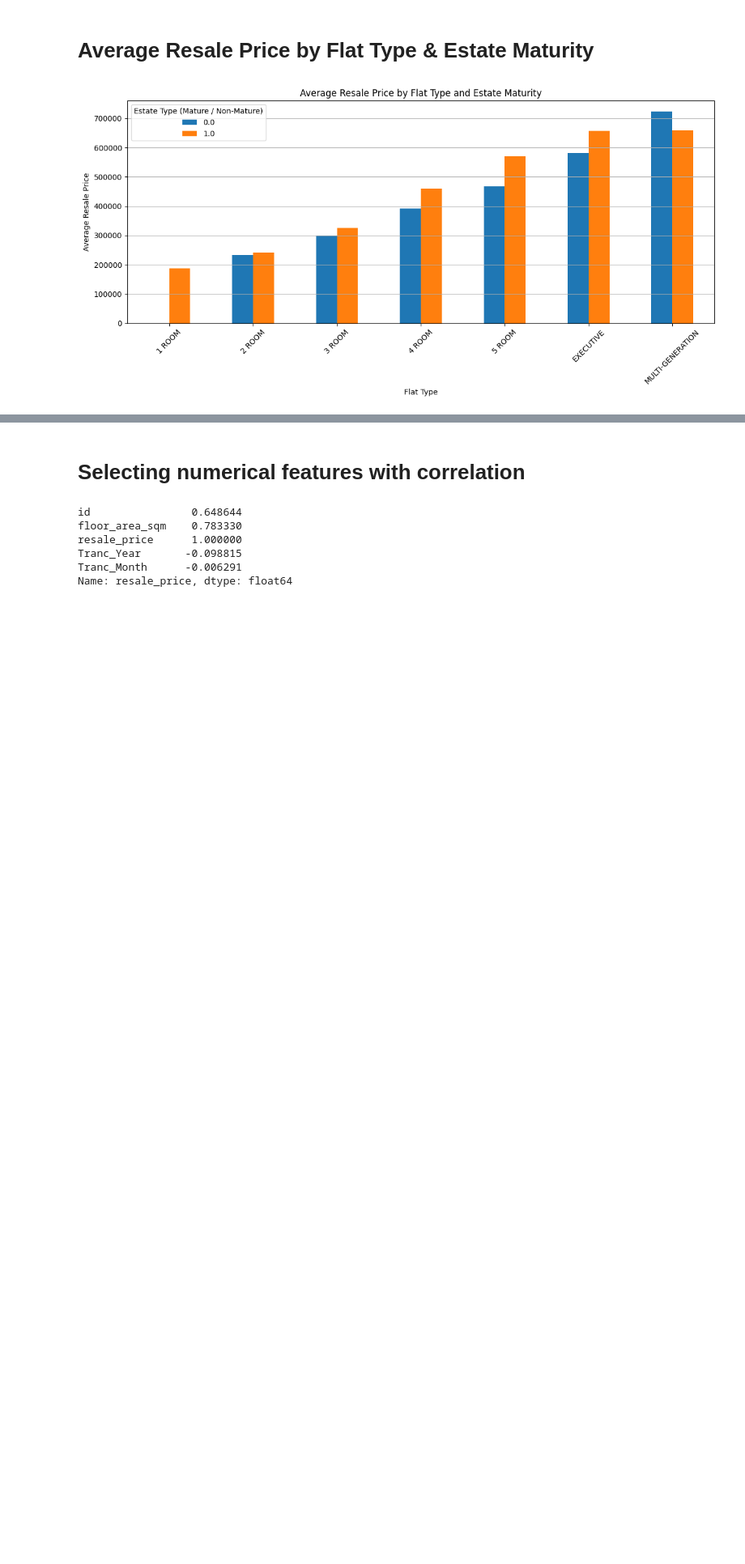
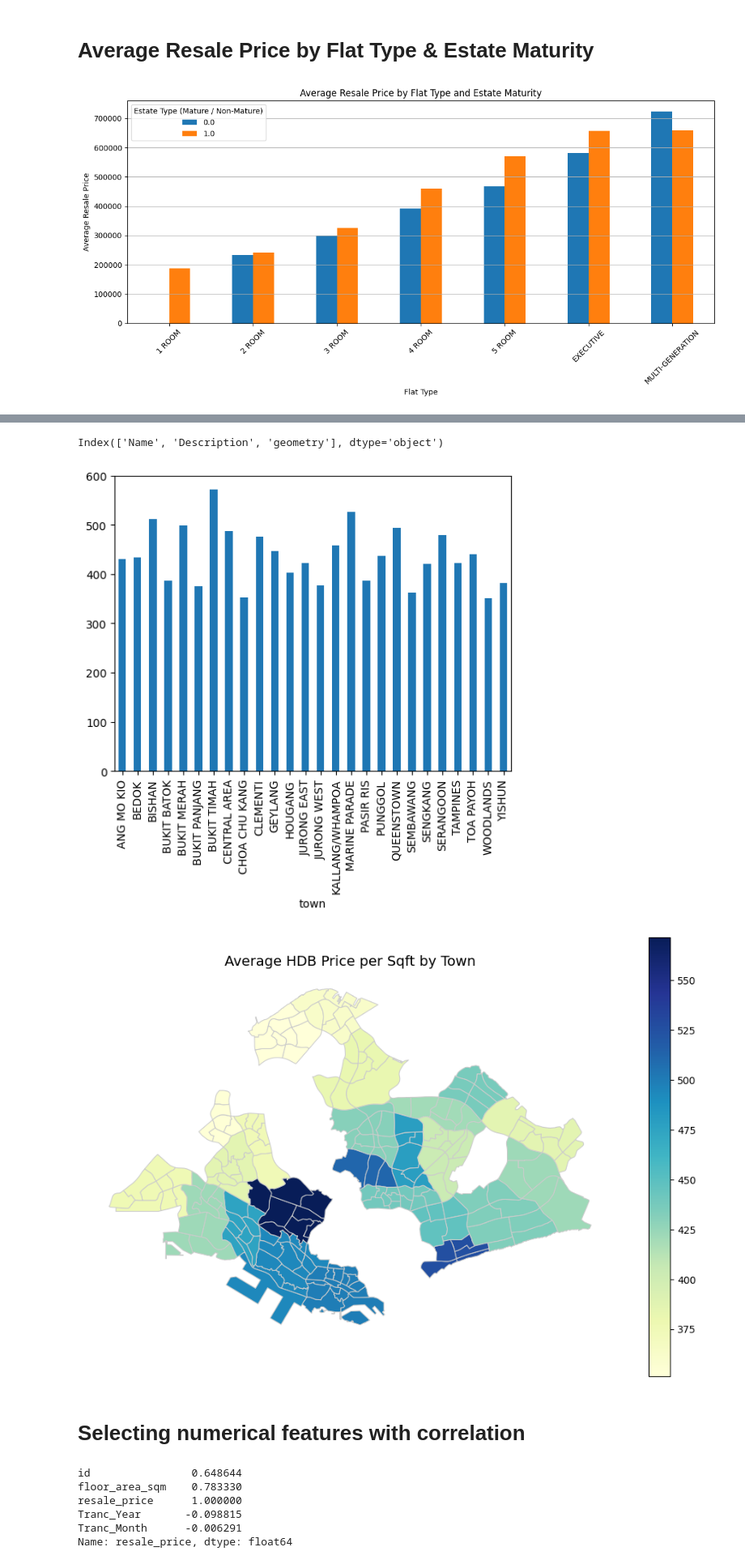
Before and after one commit to TheAnalystLeo/Groupdatasprint, a Jupyter notebook: datasprintgrp4.ipynb, the cells around one changed output, grey strips where cells are left out. Shown at 81% size. Saved outputs shown, nothing was run; the diff lists cells and outputs as text; code cells hidden in the pictures; blank space fills up the shorter version.

```diff
--- a/datasprintgrp4.ipynb
+++ b/datasprintgrp4.ipynb
@@ -349,3 +357,40 @@ plt.show()
+# %%
+# 14. As an agent, I want to see a map showing the distribution of HDB resale flats across Singapore, to visualize potential sales opportunities.
+# 22. As an agent, I want to Identify location-based trends to guide my sales strategy
+
+# average price per sqft grouped by towns
+hdb.groupby('town')['price_per_sqft'].mean().plot(kind = 'bar')
+
+# plotting map using geopandas
+gdf = gpd.read_file('datasets/Master Plan 2019 Subzone Boundary (No Sea) (GEOJSON).geojson')
+print(gdf.columns)
+
+# Extract towns (PLN_AREA_N) from HTML in 'Description'
+def extract_towns(html_str):
+    match = re.search(r'<th>PLN_AREA_N</th>\s*<td>(.*?)</td>', html_str)
+    if match:
+        return match.group(1).strip().upper()
+    return None
+# Apply it to the GeoDataFrame
+gdf['PLN_AREA_N'] = gdf['Description'].apply(extract_towns)
+avg_price = hdb.groupby('town')['price_per_sqft'].mean().reset_index()
+avg_price.columns = ['PLN_AREA_N', 'avg_price_per_sqft']
+avg_price['PLN_AREA_N'] = avg_price['PLN_AREA_N'].str.upper().str.strip()
+merged = gdf.merge(avg_price, on='PLN_AREA_N', how='left')
+fig, ax = plt.subplots(1, 1, figsize=(12, 8))
+merged.plot(column='avg_price_per_sqft',
+            cmap='YlGnBu',
+            linewidth=0.8,
+            ax=ax,
+            edgecolor='0.8',
+            legend=True)
+plt.title("Average HDB Price per Sqft by Town", fontsize=14)
+plt.axis('off')
+plt.show()
+# %% [output]
+Index(['Name', 'Description', 'geometry'], dtype='object')
+[figure, added]
+[figure, added]
 # %% [markdown]
 # Selecting numerical features with correlation
 # %%
```
Also changed, not shown: parts of 3 cells of this notebook.
